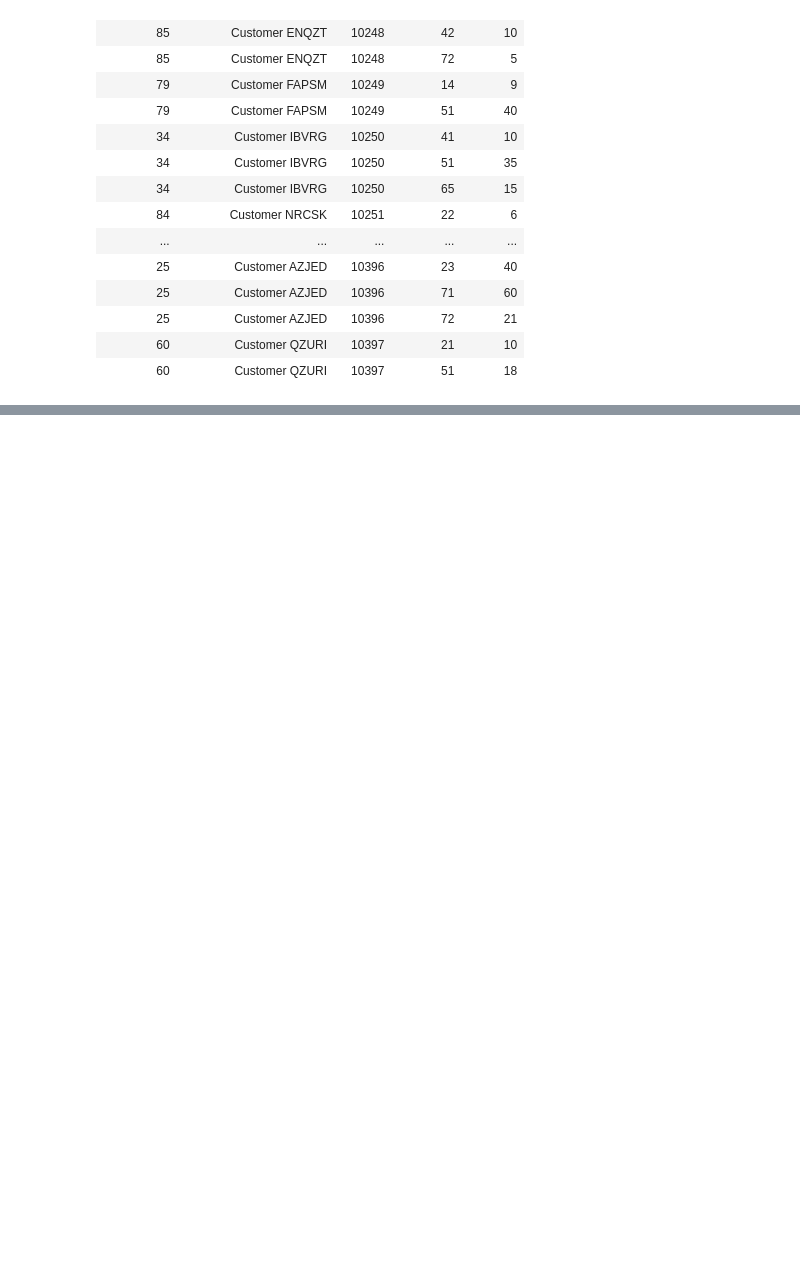
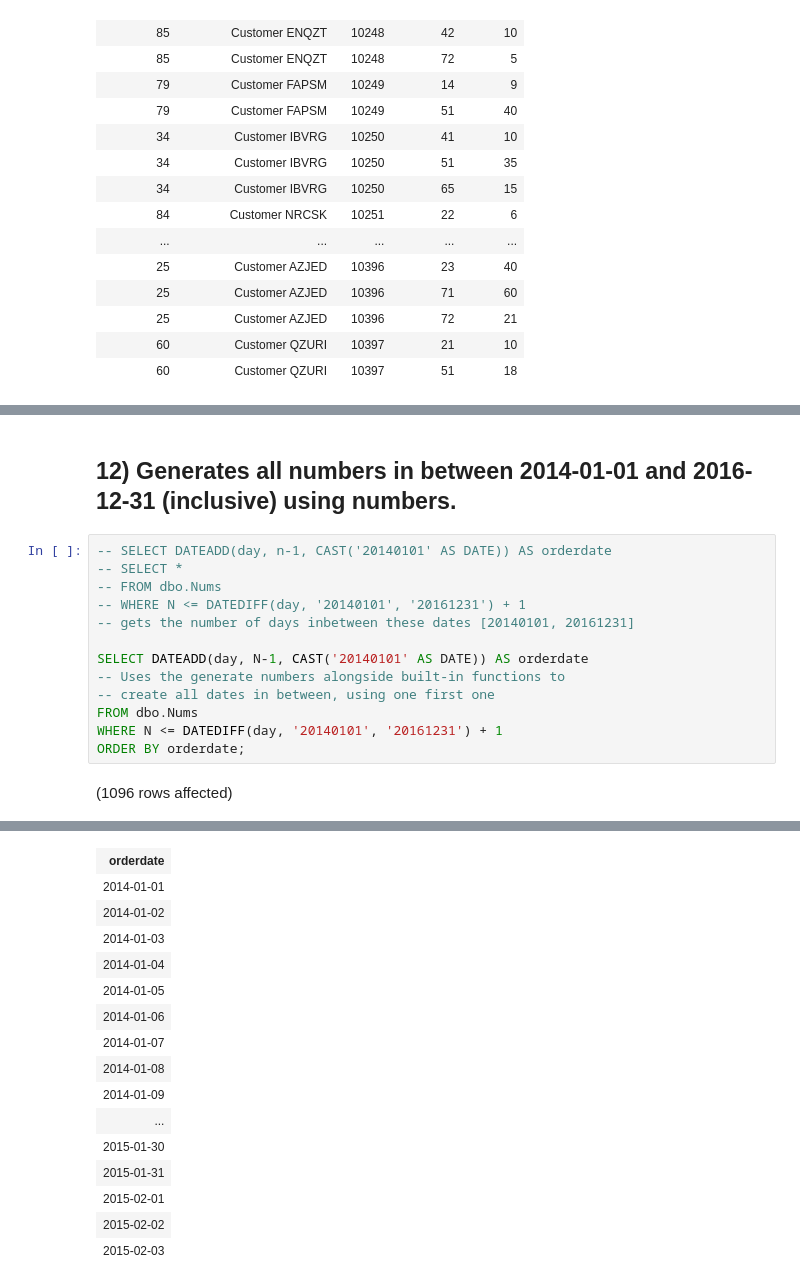
Before and after one commit to ryanmohamed/tsql_hw2, a Jupyter notebook: Chapter3.ipynb, the cells around one changed output, grey strips where cells are left out. Drawn from its saved outputs; the diff is of its cells as text; blank space fills up the shorter version.

```diff
--- a/Chapter3.ipynb
+++ b/Chapter3.ipynb
@@ -274,0 +317,17 @@ Total execution time: 00:00:00.093
+# %% [markdown]
+## 12) Generates all numbers in between 2014-01-01 and 2016-12-31 (inclusive) using numbers.
+# %%
+-- SELECT DATEADD(day, n-1, CAST('20140101' AS DATE)) AS orderdate
+-- SELECT *
+-- FROM dbo.Nums
+-- WHERE N <= DATEDIFF(day, '20140101', '20161231') + 1
+-- gets the number of days inbetween these dates [20140101, 20161231]
+
+SELECT DATEADD(day, N-1, CAST('20140101' AS DATE)) AS orderdate
+-- Uses the generate numbers alongside built-in functions to
+-- create all dates in between, using one first one
+FROM dbo.Nums
+WHERE N <= DATEDIFF(day, '20140101', '20161231') + 1
+ORDER BY orderdate;
+# %% [output]
+(1096 rows affected)
@@ -274,0 +335,16 @@ Total execution time: 00:00:00.093
+| orderdate |
+| 2014-01-01 |
+| 2014-01-02 |
+| 2014-01-03 |
+| 2014-01-04 |
+| 2014-01-05 |
+| 2014-01-06 |
+| 2014-01-07 |
+| 2014-01-08 |
+| 2014-01-09 |
+| ... |
+| 2015-01-30 |
+| 2015-01-31 |
+| 2015-02-01 |
+| 2015-02-02 |
+| 2015-02-03 |
```
Also changed, not shown: parts of 5 cells of this notebook.
